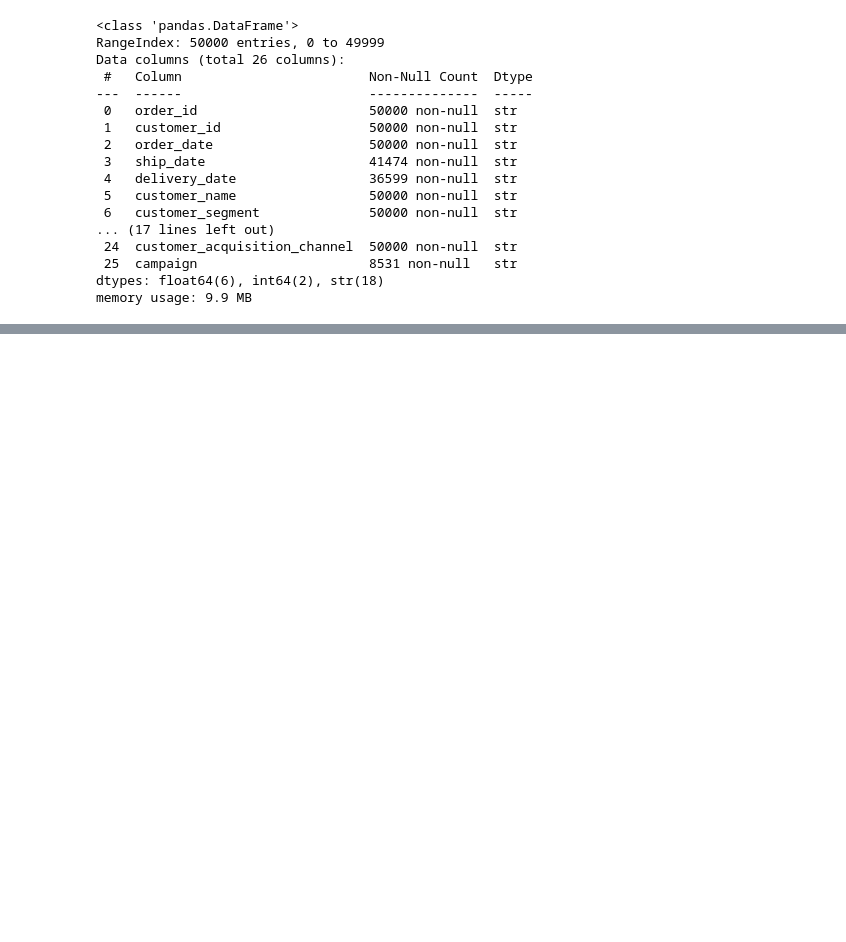
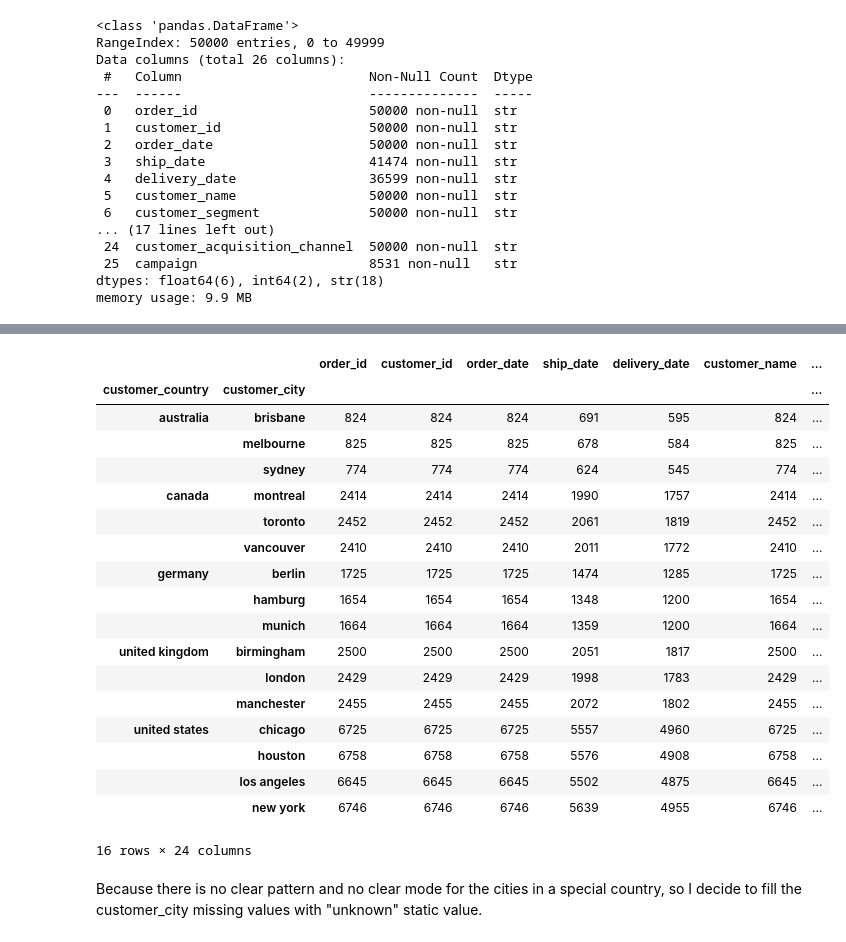
Before and after one commit to Erfan-Taherirani/Data_Science, a Jupyter notebook: E-Commerce_Orders_Analysis/notebooks/data_cleaning.ipynb, the cells around one changed output, grey strips where cells are left out. Drawn from its saved outputs; the diff is of its cells as text; code cells hidden in the pictures; blank space fills up the shorter version.

Commit message:
Add data cleaning and the documentation

```diff
--- a/E-Commerce_Orders_Analysis/notebooks/data_cleaning.ipynb
+++ b/E-Commerce_Orders_Analysis/notebooks/data_cleaning.ipynb
@@ -58,24 +63,4 @@ Data columns (total 26 columns):
 dtypes: float64(6), int64(2), str(18)
 memory usage: 9.9 MB
 # %%
-# handle datetime data types
-df['order_date'] = pd.to_datetime(df['order_date'], format="mixed")
-df['ship_date'] = pd.to_datetime(df['ship_date'], format="mixed")
-df['delivery_date'] = pd.to_datetime(df['delivery_date'], format="mixed")
-
-# normalizing text data and handling categorical data types
-df['customer_name'] = df['customer_name'].str.strip().str.lower()
-df['customer_segment'] = df['customer_segment'].str.lower().astype("category")
-df['customer_country'] = df['customer_country'].replace(
-    {"USA": "United States"}
-).str.lower().astype("category")
-df['customer_city'] = df['customer_city'].str.lower().astype("category")
-df['customer_region'] = df['customer_region'].str.lower().astype("category")
-df['order_status'] = df['order_status'].str.lower().astype("category")
-df['shipping_method'] = df['shipping_method'].str.lower().astype("category")
-df['delivery_status'] = df['delivery_status'].str.lower().astype("category")
-df['payment_method'] = df['payment_method'].str.lower().astype("category")
-df['payment_status'] = df['payment_status'].str.lower().astype("category")
-df['sales_channel'] = df['sales_channel'].str.lower().astype("category")
-df['customer_acquisition_channel'] = df['customer_acquisition_channel'].str.lower().astype("category")
-df['campaign'] = df['campaign'].str.lower().astype("category")
+fix_data_types(df)
@@ -106,0 +158,24 @@ Name: count, dtype: int64
+# %%
+df.groupby(by=["customer_country", "customer_city"]).count()
+# %% [output]
+|  |  | order_id | customer_id | order_date | ship_date | delivery_date | customer_name | ... |
+| customer_country | customer_city |  |  |  |  |  |  | ... |
+| australia | brisbane | 824 | 824 | 824 | 691 | 595 | 824 | ... |
+|  | melbourne | 825 | 825 | 825 | 678 | 584 | 825 | ... |
+|  | sydney | 774 | 774 | 774 | 624 | 545 | 774 | ... |
+| canada | montreal | 2414 | 2414 | 2414 | 1990 | 1757 | 2414 | ... |
+|  | toronto | 2452 | 2452 | 2452 | 2061 | 1819 | 2452 | ... |
+|  | vancouver | 2410 | 2410 | 2410 | 2011 | 1772 | 2410 | ... |
+| germany | berlin | 1725 | 1725 | 1725 | 1474 | 1285 | 1725 | ... |
+|  | hamburg | 1654 | 1654 | 1654 | 1348 | 1200 | 1654 | ... |
+|  | munich | 1664 | 1664 | 1664 | 1359 | 1200 | 1664 | ... |
+| united kingdom | birmingham | 2500 | 2500 | 2500 | 2051 | 1817 | 2500 | ... |
+|  | london | 2429 | 2429 | 2429 | 1998 | 1783 | 2429 | ... |
+|  | manchester | 2455 | 2455 | 2455 | 2072 | 1802 | 2455 | ... |
+| united states | chicago | 6725 | 6725 | 6725 | 5557 | 4960 | 6725 | ... |
+|  | houston | 6758 | 6758 | 6758 | 5576 | 4908 | 6758 | ... |
+|  | los angeles | 6645 | 6645 | 6645 | 5502 | 4875 | 6645 | ... |
+|  | new york | 6746 | 6746 | 6746 | 5639 | 4955 | 6746 | ... |
+16 rows × 24 columns
+# %% [markdown]
+Because there is no clear pattern and no clear mode for the cities in a special country, so I decide to fill the customer_city missing values with "unknown" static value.
```
Also changed, not shown: parts of 17 cells of this notebook, 3 other files.
